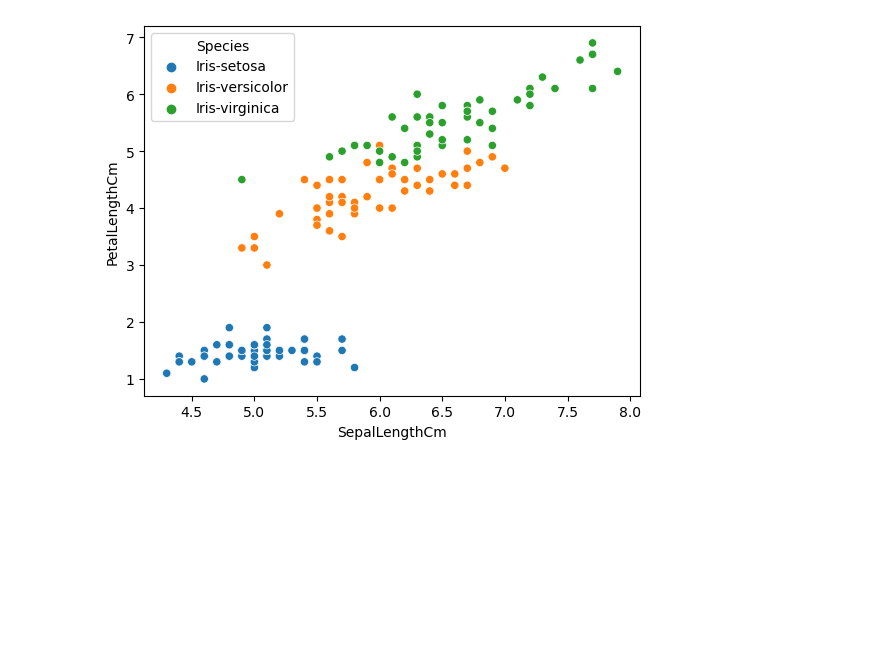
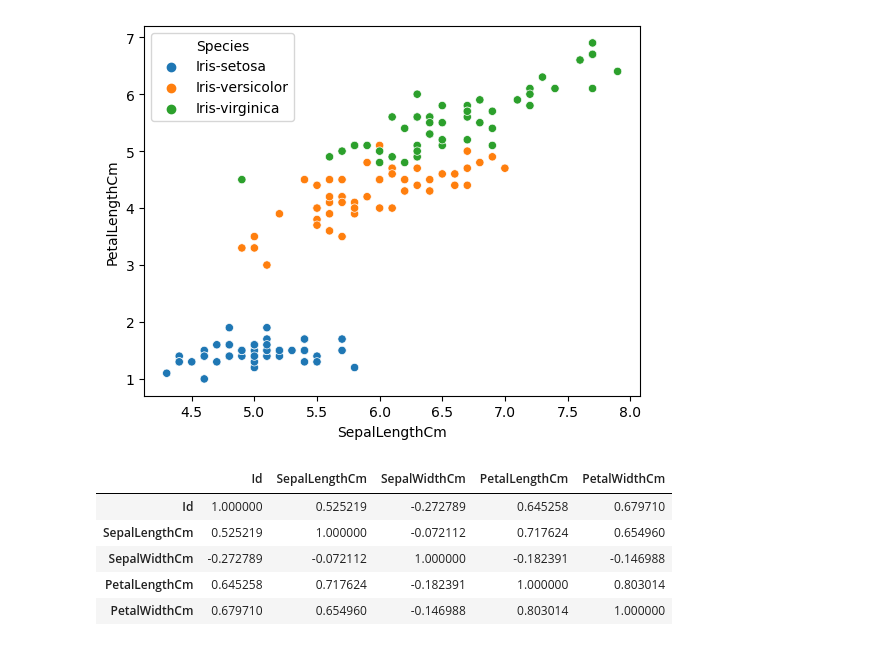
Before and after one commit to Jessie-Baron/Jump-Plus, a Jupyter notebook: Flowers-Data/flowers.ipynb, the cells around one changed output. Saved outputs shown, nothing was run; the diff lists cells and outputs as text; code cells hidden in the pictures; blank space fills up the shorter version.

```diff
--- a/Flowers-Data/flowers.ipynb
+++ b/Flowers-Data/flowers.ipynb
@@ -74,3 +74,12 @@ sns.scatterplot(x='SepalLengthCm', y='PetalLengthCm', data=df, hue='Species')
 # %% [output]
 <Axes: xlabel='SepalLengthCm', ylabel='PetalLengthCm'>
 [figure]
+# %%
+df.corr(method='kendall')
+# %% [output]
+|  | Id | SepalLengthCm | SepalWidthCm | PetalLengthCm | PetalWidthCm |
+| Id | 1.000000 | 0.525219 | -0.272789 | 0.645258 | 0.679710 |
+| SepalLengthCm | 0.525219 | 1.000000 | -0.072112 | 0.717624 | 0.654960 |
+| SepalWidthCm | -0.272789 | -0.072112 | 1.000000 | -0.182391 | -0.146988 |
+| PetalLengthCm | 0.645258 | 0.717624 | -0.182391 | 1.000000 | 0.803014 |
+| PetalWidthCm | 0.679710 | 0.654960 | -0.146988 | 0.803014 | 1.000000 |
```
Also changed, not shown: 1 other file.
